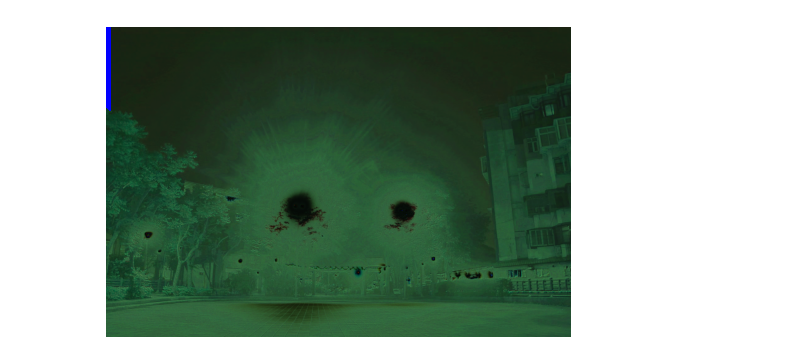
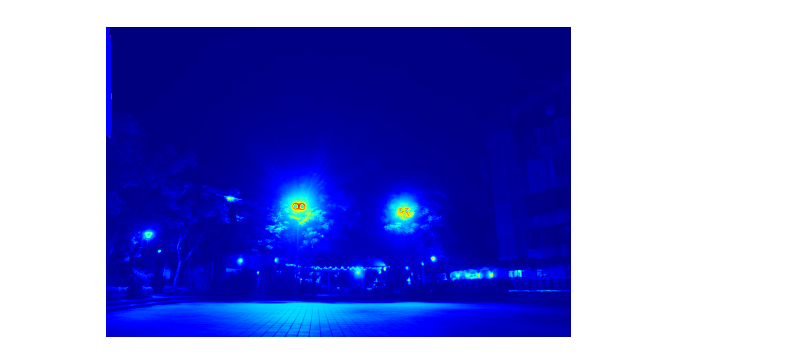
Before and after one commit to HarryProgramming/digital-VFX, a Jupyter notebook: hw1/main.ipynb, the cells around one changed output. Drawn from its saved outputs; the diff is of its cells as text; code cells hidden in the pictures.

Commit message:
false-color donegit add .git add .

```diff
--- a/hw1/main.ipynb
+++ b/hw1/main.ipynb
@@ -159,6 +195,6 @@ def solve_respond_curve(z,lgT,lam,w):
     return g, lE
 # %%
-def construct_hdr(w,z,g,lgt):
+def construct_hdr(w,z,g,ln_t):
     p = len(z) #p : we choose p images total
     N = len(z[0])#N : total N pixels for each images
     lnE = [0]*N#initial lnEi
@@ -169,7 +205,7 @@ def construct_hdr(w,z,g,lgt):
         bottom = 0 #each i 分母 initial
         for j in range(p):
             Z = z[j][i]
-            top += w[Z]*(g[Z]-lgt[j])
+            top += w[Z]*(g[Z]-ln_t[j])
             bottom += w[Z]
 
         lnE[i] = (top/bottom)[0] if bottom > 0 else top
@@ -177,13 +213,13 @@ def construct_hdr(w,z,g,lgt):
     #print(lnE)
     return E
 # %%
-def show_false_color(images, gb, gg, gr, exposure_times):
+def show_false_color(images, gb, gg, gr, ln_t):
     # Construct radiance map for each channels
     p = len(images) #how many images total
     height = len(images[0]) #height and width, should be same for eahc image
     width = len(images[0][0])
     hdr = np.zeros((height, width, 3),'float32') #real exposure array, 3 channel for all images
-    ln_t = np.log2(exposure_times)
+    # ln_t = math.log(exposure_times)
     w = [z if z <= 0.5*255 else 255-z for z in range(256)]
 
 
@@ -243,9 +279,10 @@ def show_false_color(images, gb, gg, gr, exposure_times):
 
     cmap = plt.cm.get_cmap('jet')
     max_val = np.max(hdr, axis=(0, 1))
-    min_val = np.min(hdr, axis=(0, 1))
-    hdr_norm = (hdr - min_val) / (max_val - min_val)
-    plt.imshow(hdr_norm, cmap=cmap)
+    # min_val = np.min(hdr, axis=(0, 1))
+    hdr_norm = hdr / max_val
+    img_gray = cv.cvtColor(hdr_norm,cv.COLOR_BGR2GRAY)
+    plt.imshow(img_gray, cmap=cmap)
     plt.axis('off')
     plt.show()
 
@@ -283,14 +320,16 @@ if __name__ == '__main__':
     #z1 = sample_pixels(aligned_images[:,:,:,1], num_samples)
     #z2 = sample_pixels(aligned_images[:,:,:,2], num_samples)
 
-    exposure_times = [1, 1/1.6, 1/2.5, 1/4, 1/6, 1/10, 1/15, 1/25, 1/40, 1/50] # for now
-    lambda_ = 50 # for now
+    exposure_times = [1, 1/1.3, 1/1.6, 1/2, 1/2.5, 1/3, 1/4, 1/5, 1/6, 1/8, 1/10, 1/13, 1/15, 1/20, 1/25, 1/30, 1/40, 1/50] # for now
+    exposure_times.reverse()
+    ln_t = [math.log(exposure_times[i]) for i in range(18)]
+
+    lambda_ =50 # for now
     w = [value if value <= 0.5*255 else 255-value for value in range(256)]
 
-    gB, _ = solve_respond_curve(z0, exposure_times, lambda_, w)
-    gG, _ = solve_respond_curve(z1, exposure_times, lambda_, w)
-    gR, _ = solve_respond_curve(z2, exposure_times, lambda_, w)
-
+    gB, _ = solve_respond_curve(z0, ln_t, lambda_, w)
+    gG, _ = solve_respond_curve(z1, ln_t, lambda_, w)
+    gR, _ = solve_respond_curve(z2, ln_t, lambda_, w)
 
 
     plt.figure(figsize=(6, 6))
@@ -300,7 +339,20 @@ if __name__ == '__main__':
     plt.ylabel('pixel value Z')
     plt.xlabel('log exposure X')
 
-    hdr = show_false_color(images, gB, gG, gR, exposure_times)
 
-    tone_mapping(hdr)
+    hdr= show_false_color(images, gB, gG, gR, exposure_times)
+    # test = np.max(Zb[0])
+    # print(test)
+    # for i in range(len(hdr)):
+    #     for j in range(len(hdr[0])):
+    #         print(hdr[i][j][0])
+    # tone_mapping(hdr)
+
+
+
+    # Convert to LDR image using linear tone mapping algorithm
+    tonemapped_image = cv.createTonemapReinhard(gamma=10.2, intensity=0.5, light_adapt=0.0, color_adapt=0.0).process(hdr)
+
+    # Save tonemapped image
+    cv.imwrite('result1.png', tonemapped_image)
 # %% [output]
@@ -309 +359 @@ To use the future default and silence this warning we advise to pass `rcond=None
-[figure, old version]
+[figure, new version]
```
Also changed, not shown: parts of 4 cells of this notebook, 30 other files.
